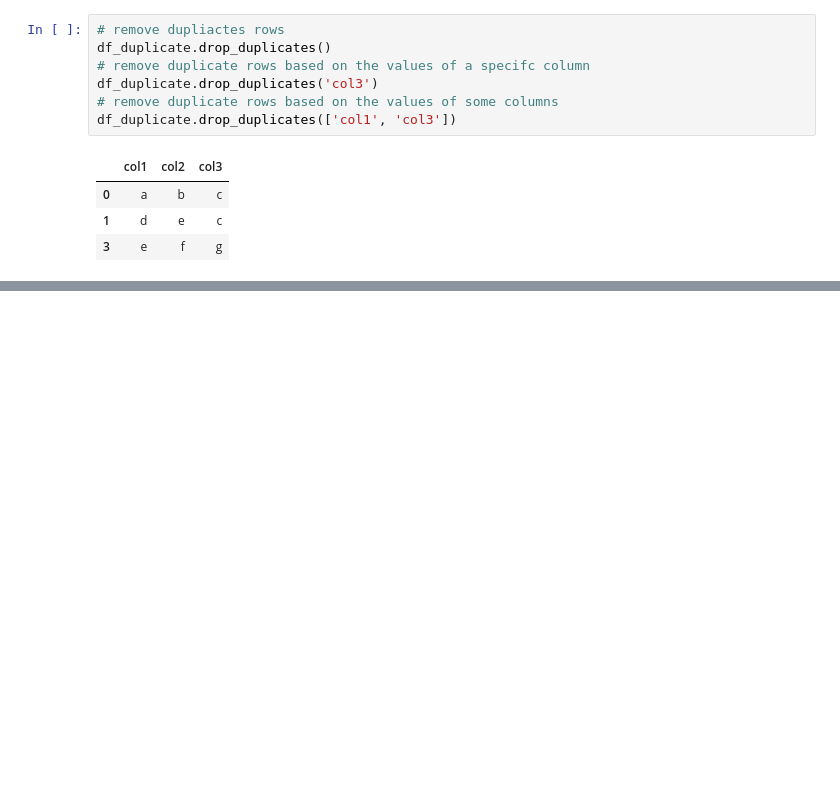
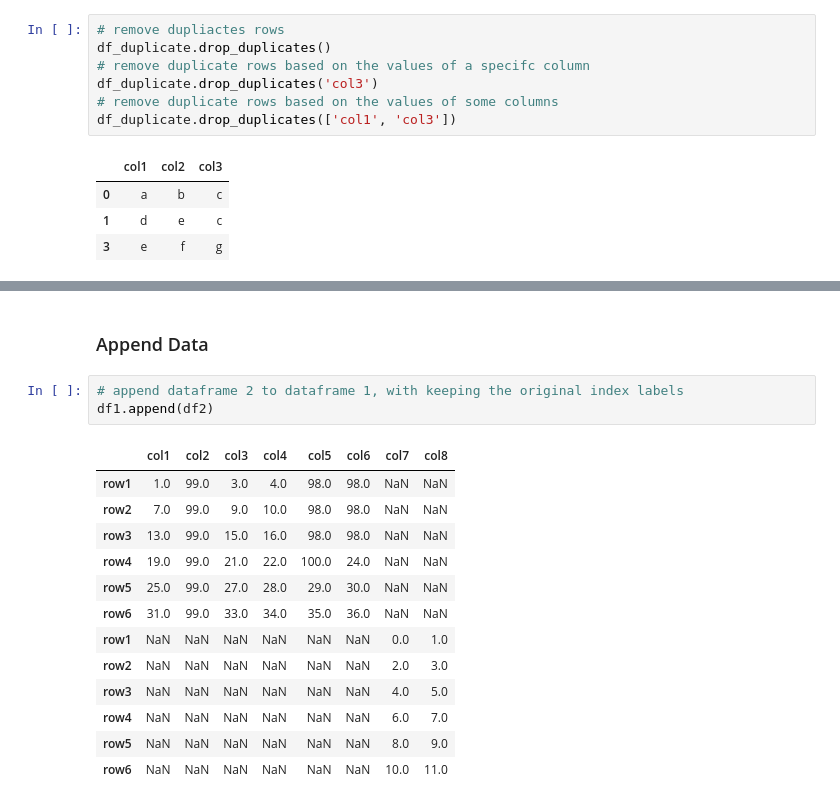
Before and after one commit to afshinnn/Python_Samples, a Jupyter notebook: Data_Munging/Data_Munging.ipynb, the cells around one changed output, grey strips where cells are left out. Saved outputs shown, nothing was run; the diff lists cells and outputs as text; blank space fills up the shorter version.

```diff
--- a/Data_Munging/Data_Munging.ipynb
+++ b/Data_Munging/Data_Munging.ipynb
@@ -451,0 +519,19 @@ df_duplicate.drop_duplicates(['col1', 'col3'])
+# %% [markdown]
+### Append Data
+# %%
+# append dataframe 2 to dataframe 1, with keeping the original index labels
+df1.append(df2)
+# %% [output]
+|  | col1 | col2 | col3 | col4 | col5 | col6 | col7 | col8 |
+| row1 | 1.0 | 99.0 | 3.0 | 4.0 | 98.0 | 98.0 | NaN | NaN |
+| row2 | 7.0 | 99.0 | 9.0 | 10.0 | 98.0 | 98.0 | NaN | NaN |
+| row3 | 13.0 | 99.0 | 15.0 | 16.0 | 98.0 | 98.0 | NaN | NaN |
+| row4 | 19.0 | 99.0 | 21.0 | 22.0 | 100.0 | 24.0 | NaN | NaN |
+| row5 | 25.0 | 99.0 | 27.0 | 28.0 | 29.0 | 30.0 | NaN | NaN |
+| row6 | 31.0 | 99.0 | 33.0 | 34.0 | 35.0 | 36.0 | NaN | NaN |
+| row1 | NaN | NaN | NaN | NaN | NaN | NaN | 0.0 | 1.0 |
+| row2 | NaN | NaN | NaN | NaN | NaN | NaN | 2.0 | 3.0 |
+| row3 | NaN | NaN | NaN | NaN | NaN | NaN | 4.0 | 5.0 |
+| row4 | NaN | NaN | NaN | NaN | NaN | NaN | 6.0 | 7.0 |
+| row5 | NaN | NaN | NaN | NaN | NaN | NaN | 8.0 | 9.0 |
+| row6 | NaN | NaN | NaN | NaN | NaN | NaN | 10.0 | 11.0 |
```
Also changed, not shown: parts of 14 cells of this notebook.
